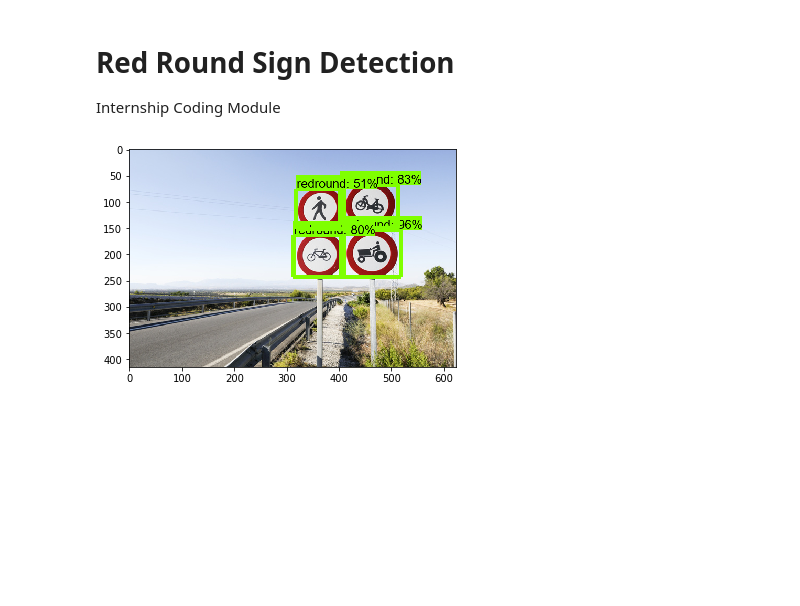
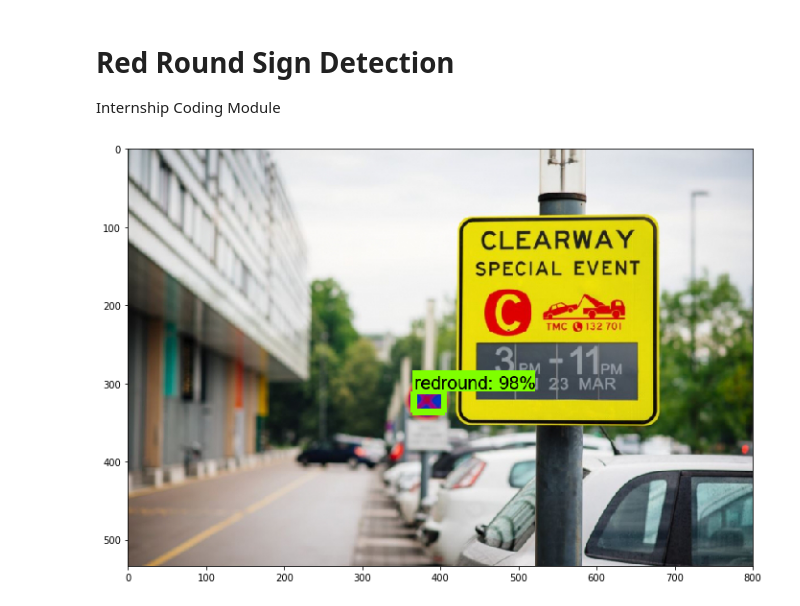
Before and after one commit to siddu1998/Travel-Assistance, a Jupyter notebook: Submission/reserach/object_detection/object_detection_tutorial.ipynb, the cells around one changed output. Saved outputs shown, nothing was run; the diff lists cells and outputs as text; code cells hidden in the pictures; blank space fills up the shorter version.

```diff
--- a/Submission/reserach/object_detection/object_detection_tutorial.ipynb
+++ b/Submission/reserach/object_detection/object_detection_tutorial.ipynb
@@ -99,28 +99,29 @@ def run_inference_for_single_image(image, graph):
         output_dict['detection_masks'] = output_dict['detection_masks'][0]
   return output_dict
 # %%
-image = Image.open('four_circles.jpg')
+image = Image.open('test_images/blue_ground.jpg')
 # the array based representation of the image will be used later in order to prepare the
 # result image with boxes and labels on it.
 image_np = load_image_into_numpy_array(image)
 # Expand dimensions since the model expects images to have shape: [1, None, None, 3]
 image_np_expanded = np.expand_dims(image_np, axis=0)
 # Actual detection.
 output_dict = run_inference_for_single_image(image_np, detection_graph)
 # Visualization of the results of a detection.
 
 
 vis_util.visualize_boxes_and_labels_on_image_array(
   image_np,
   output_dict['detection_boxes'],
   output_dict['detection_classes'],
   output_dict['detection_scores'],
   category_index,
   instance_masks=output_dict.get('detection_masks'),
   use_normalized_coordinates=True,
   line_thickness=8)
-
+IMAGE_SIZE = (12, 8)
+plt.figure(figsize=IMAGE_SIZE)
 plt.imshow(image_np)
 plt.show()
 # %% [output]
-[figure, old version]
+[figure, new version]
```
Also changed, not shown: 10 other files.
